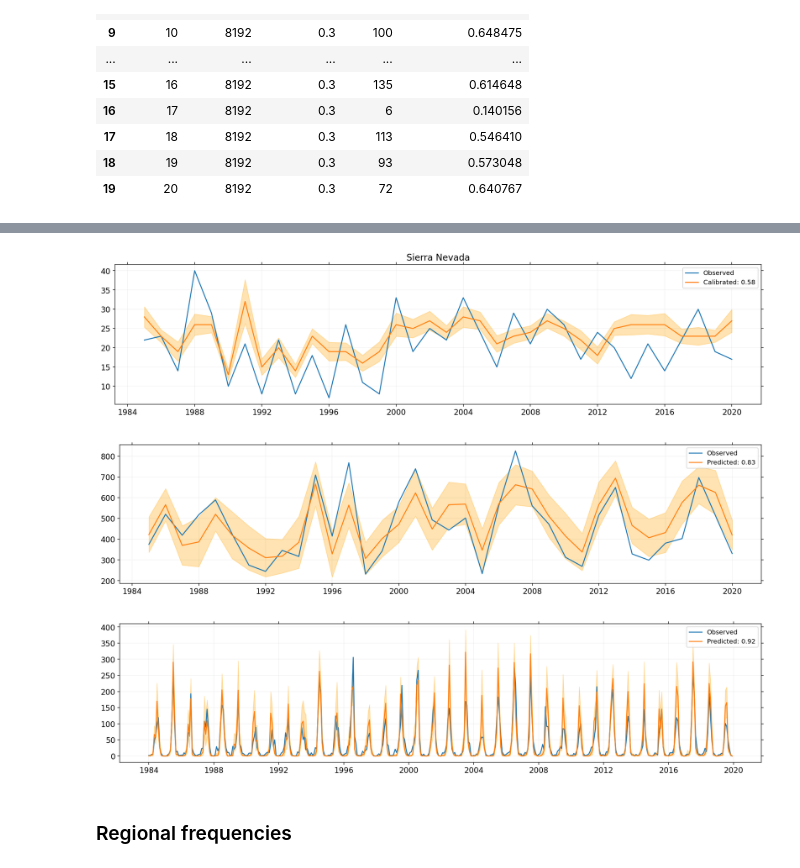
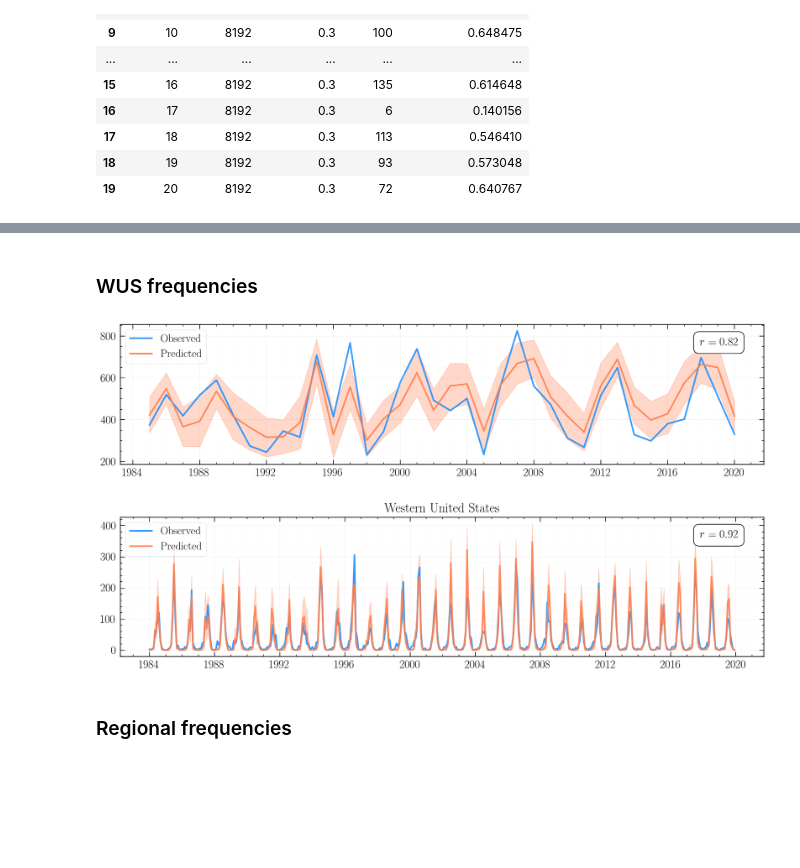
Before and after one commit to jtbuch/smlfire1.0, a Jupyter notebook: notebooks/ml_grid_plot_file.ipynb, the cells around one changed output, grey strips where cells are left out. Drawn from its saved outputs; the diff is of its cells as text; code cells hidden in the pictures; blank space fills up the shorter version.

```diff
--- a/notebooks/ml_grid_plot_file.ipynb
+++ b/notebooks/ml_grid_plot_file.ipynb
@@ -122,0 +88,6 @@ fire_freq_tot= pd.concat([fire_freq_train_df, fire_freq_test_df], sort= False).r
+# %%
+from plot_params import params
+import matplotlib.pylab as pylab
+
+pylab.rcParams.update(params)
+cols_default = plt.rcParams['axes.prop_cycle'].by_key()['color']
@@ -208,21 +139,2 @@ ax.grid(b=True, which='minor', color='black', alpha=0.01, linestyle='-');
-# %%
-fig, ax= plt.subplots(1, 1, figsize=(18, 4))
-
-plt.plot(yr_arr[1:], mdn_ds_ann_freq_groups.get_group(regindx)['obs_freq'], label= 'Observed');
-#plt.plot(yr_arr[1:], ann_pred_tot_rfac_arr, label= 'Tot rescaling: %.2f'%ann_pearson_tot_rfac);
-plt.plot(yr_arr[1:], mdn_ds_ann_freq_groups.get_group(regindx)['pred_mean_freq'], label= 'Calibrated: %.2f'%ann_r_calib);
-plt.fill_between(yr_arr[1:], mdn_ds_ann_freq_groups.get_group(regindx)['pred_high_2sig'], mdn_ds_ann_freq_groups.get_group(regindx)['pred_low_2sig'], color= 'orange', alpha= 0.3)
-plt.legend(loc='upper right', frameon= True);
-
-plt.title(reg_name[regindx], fontsize= 14);
-ax.set_xticks((year_arr - 1984)*12);
-ax.set_xticklabels(year_arr)
-
-fig.subplots_adjust(hspace= 0.8)
-#fig.minorticks_on()
-ax.tick_params(labeltop=False, top=True, labelright=False, right=True, which='both', labelsize= 12);
-ax.grid(b=True, which='major', color='black', alpha=0.05, linestyle='-');
-ax.grid(b=True, which='minor', color='black', alpha=0.01, linestyle='-');
-plt.savefig('../plots/ml_grid_ann_fire_freq_sierra.pdf', bbox_inches='tight');
-# %% [output]
-[figure, removed]
+# %% [markdown]
+### WUS frequencies
@@ -251,40 +172,44 @@ tot_ann_freq_r= stats.pearsonr(np.sum(tot_ann_obs_freq_arr, axis= 0), np.sum(tot
 # %%
 fig, ax= plt.subplots(1, 1, figsize=(18, 4))
 
-plt.plot(yr_arr[1:], np.sum(tot_ann_obs_freq_arr, axis= 0), label= 'Observed');
-plt.plot(yr_arr[1:], np.sum(tot_ann_pred_freq_arr, axis= 0), label= 'Predicted: %.2f'%tot_ann_freq_r);
-plt.fill_between(yr_arr[1:], np.sum(tot_ann_pred_high_2sig_arr, axis= 0), np.sum(tot_ann_pred_low_2sig_arr, axis= 0), color= 'orange', alpha= 0.3)
-plt.legend(loc='upper right', frameon= True);
-#plt.title(reg_name[regindx], fontsize= 14);
+plt.plot(yr_arr[1:], np.sum(tot_ann_obs_freq_arr, axis= 0), color= 'dodgerblue', label= 'Observed');
+plt.plot(yr_arr[1:], np.sum(tot_ann_pred_freq_arr, axis= 0), color= 'coral', label= 'Predicted');
+plt.fill_between(yr_arr[1:], np.sum(tot_ann_pred_high_2sig_arr, axis= 0), np.sum(tot_ann_pred_low_2sig_arr, axis= 0), color= 'coral', alpha= 0.3)
+plt.legend(loc='upper left', frameon= True);
+#plt.title(r'${\rm Western \ United \ States}$', fontsize= 18);
 ax.set_xticks((year_arr - 1984)*12);
 ax.set_xticklabels(year_arr)
+ax.text(0.9, 0.85, r'$r = %.2f$'%tot_ann_freq_r, fontsize= 18, bbox=dict(boxstyle='round, pad=0.5', ec= 'black', fc= 'white'), \
+            transform=ax.transAxes)
 
 fig.subplots_adjust(hspace= 0.8)
 #fig.minorticks_on()
-ax.tick_params(labeltop=False, top=True, labelright=False, right=True, which='both', labelsize= 12);
+ax.tick_params(labeltop=False, top=True, labelright=False, right=True, which='both', labelsize= 18);
 ax.grid(b=True, which='major', color='black', alpha=0.05, linestyle='-');
 ax.grid(b=True, which='minor', color='black', alpha=0.01, linestyle='-');
 #plt.savefig('../plots/ml_grid_ann_fire_freq_all.pdf', bbox_inches='tight');
 # %% [output]
-[figure, old version]
+[figure, new version]
 # %%
 fig, ax= plt.subplots(1, 1, figsize=(18, 4))
 
-plt.plot(month_arr, np.sum(tot_mon_obs_freq_arr, axis= 0), label= 'Observed');
-plt.plot(month_arr, np.sum(tot_mon_pred_freq_arr, axis= 0), label= 'Predicted: %.2f'%tot_mon_freq_r);
-plt.fill_between(month_arr, np.sum(tot_mon_pred_high_2sig_arr, axis= 0), np.sum(tot_mon_pred_low_2sig_arr, axis= 0), color= 'orange', alpha= 0.3)
-plt.legend(loc='upper right', frameon= True);
-
+plt.plot(month_arr, np.sum(tot_mon_obs_freq_arr, axis= 0), color= 'dodgerblue', label= 'Observed');
+plt.plot(month_arr, np.sum(tot_mon_pred_freq_arr, axis= 0), color= 'coral', label= 'Predicted');
+plt.fill_between(month_arr, np.sum(tot_mon_pred_high_2sig_arr, axis= 0), np.sum(tot_mon_pred_low_2sig_arr, axis= 0), color= 'coral', alpha= 0.3)
+plt.legend(loc='upper left', frameon= True);
+plt.title(r'${\rm Western \ United \ States}$', fontsize= 20);
 ax.set_xticks((year_arr - 1984)*12);
 ax.set_xticklabels(year_arr)
+ax.text(0.9, 0.85, r'$r = %.2f$'%tot_mon_freq_r, fontsize= 18, bbox=dict(boxstyle='round, pad=0.5', ec= 'black', fc= 'white'), \
+            transform=ax.transAxes)
 
 fig.subplots_adjust(hspace= 0.8)
 #fig.minorticks_on()
-ax.tick_params(labeltop=False, top=True, labelright=False, right=True, which='both', labelsize= 12);
+ax.tick_params(labeltop=False, top=True, labelright=False, right=True, which='both', labelsize= 18);
 ax.grid(b=True, which='major', color='black', alpha=0.05, linestyle='-');
 ax.grid(b=True, which='minor', color='black', alpha=0.01, linestyle='-');
 #plt.savefig('../plots/ml_grid_mon_fire_freq_all.pdf', bbox_inches='tight');
 # %% [output]
-[figure, old version]
+[figure, new version]
 # %% [markdown]
 ### Regional frequencies
```
Also changed, not shown: parts of 43 cells of this notebook, 6 other files.
